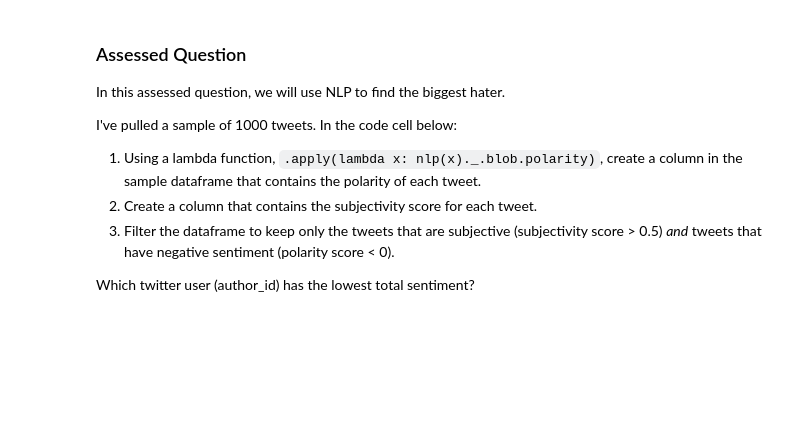
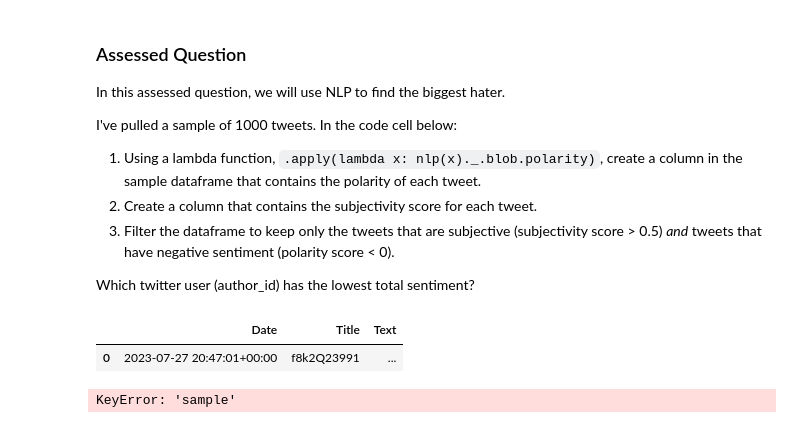
Before and after one commit to alicecaiger/QM2, a Jupyter notebook: W7_Natural_Language_Processing_Student_Version.ipynb, the cells around one changed output. Saved outputs shown, nothing was run; the diff lists cells and outputs as text; code cells hidden in the pictures; blank space fills up the shorter version.

```diff
--- a/W7_Natural_Language_Processing_Student_Version.ipynb
+++ b/W7_Natural_Language_Processing_Student_Version.ipynb
@@ -590,3 +627,13 @@ I've pulled a sample of 1000 tweets. In the code cell below:
 Which twitter user (author_id) has the lowest total sentiment?
 # %%
 sample= tweets.sample(1000, random_state=1)
+# %%
+display(call)
+# %% [output]
+|  | Date | Title | Text |
+| 0 | 2023-07-27 20:47:01+00:00 | f8k2Q23991 | ... |
+# %%
+df['subjectivity']=df['sample'].apply(lambda x: nlp(x)._.blob.polarity)
+print(df[['Title','subjectivity']])
+# %% [output]
+KeyError: 'sample'
```
Also changed, not shown: parts of 14 cells of this notebook.
